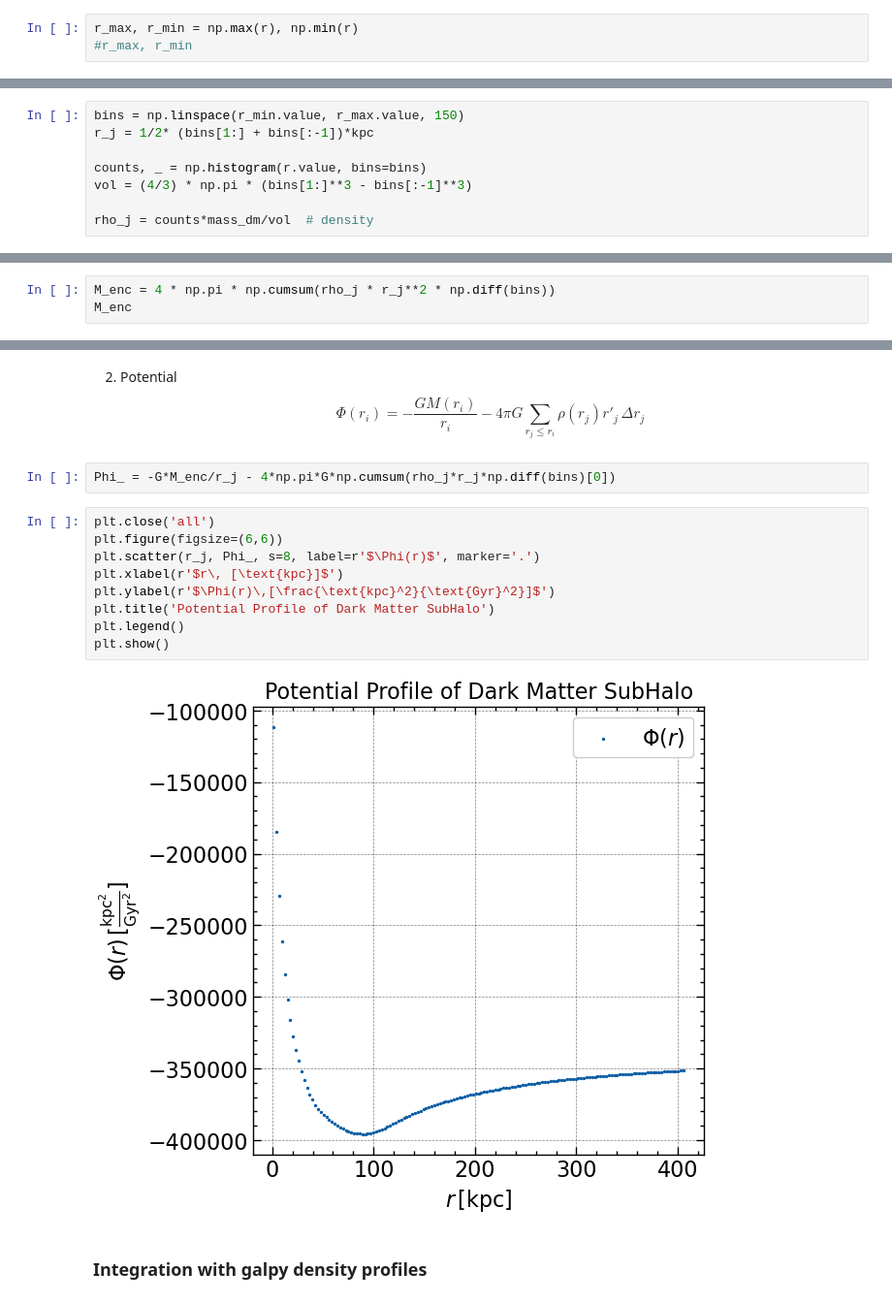
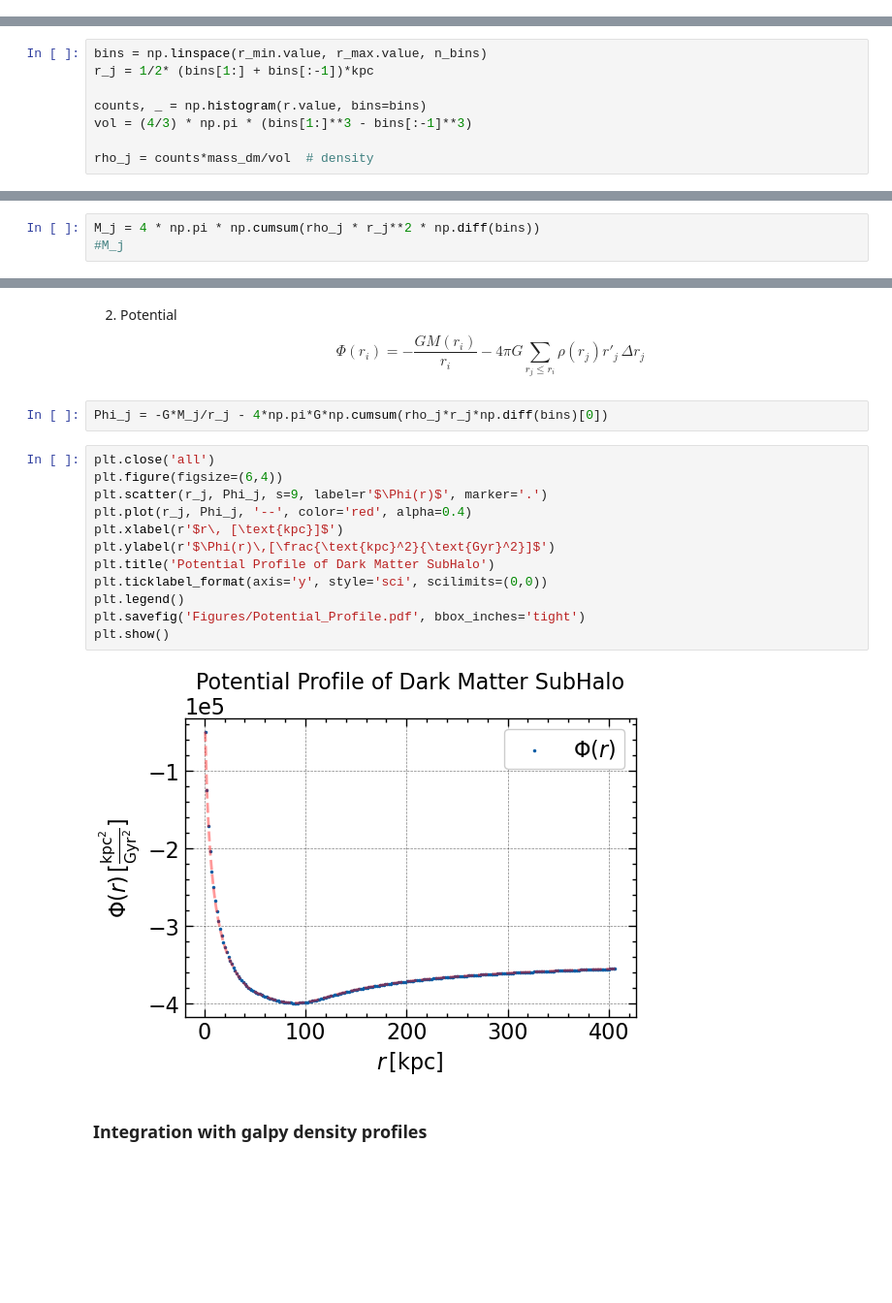
Before and after one commit to Jitskeverheecke/TANA_Project, a Jupyter notebook: project.ipynb, the cells around one changed output, grey strips where cells are left out. Shown at 97% size. Drawn from its saved outputs; the diff is of its cells as text; blank space fills up the shorter version.

Commit message:
potential

```diff
--- a/project.ipynb
+++ b/project.ipynb
@@ -169,6 +291,3 @@ plt.show()
 \end{equation}
 # %% [markdown]
 Compute a histogram for different radii
-# %%
-r_max, r_min = np.max(r), np.min(r)
-#r_max, r_min
@@ -179,5 +294,5 @@ np.float64(-0.8825675522153485)
 # %%
-bins = np.linspace(r_min.value, r_max.value, 150)
+bins = np.linspace(r_min.value, r_max.value, n_bins)
 r_j = 1/2* (bins[1:] + bins[:-1])*kpc
 
 counts, _ = np.histogram(r.value, bins=bins)
@@ -210,5 +321,5 @@ plt.show()
     M(r_i) = 4\pi \sum_{r_j \leq r_i}  r'^2_j \rho(r_j) \, \Delta r_j
 \end{equation}
 # %%
-M_enc = 4 * np.pi * np.cumsum(rho_j * r_j**2 * np.diff(bins))
-M_enc
+M_j = 4 * np.pi * np.cumsum(rho_j * r_j**2 * np.diff(bins))
+#M_j
@@ -232,18 +342,21 @@ plt.show()
     \Phi(r_i) = -\frac{G M(r_i)}{r_i} - 4\pi G \sum_{r_j \leq r_i} \rho(r_j) r'_j \, \Delta r_j
 \end{equation}
 # %%
-Phi_ = -G*M_enc/r_j - 4*np.pi*G*np.cumsum(rho_j*r_j*np.diff(bins)[0])
+Phi_j = -G*M_j/r_j - 4*np.pi*G*np.cumsum(rho_j*r_j*np.diff(bins)[0])
 # %%
 plt.close('all')
-plt.figure(figsize=(6,6))
-plt.scatter(r_j, Phi_, s=8, label=r'$\Phi(r)$', marker='.')
+plt.figure(figsize=(6,4))
+plt.scatter(r_j, Phi_j, s=9, label=r'$\Phi(r)$', marker='.')
+plt.plot(r_j, Phi_j, '--', color='red', alpha=0.4)
 plt.xlabel(r'$r\, [\text{kpc}]$')
 plt.ylabel(r'$\Phi(r)\,[\frac{\text{kpc}^2}{\text{Gyr}^2}]$')
 plt.title('Potential Profile of Dark Matter SubHalo')
+plt.ticklabel_format(axis='y', style='sci', scilimits=(0,0))
 plt.legend()
+plt.savefig('Figures/Potential_Profile.pdf', bbox_inches='tight')
 plt.show()
 # %% [output]
-[figure, old version]
+[figure, new version]
 # %% [markdown]
 ### Integration with galpy density profiles
 # %%
```
Also changed, not shown: parts of 35 cells of this notebook, 9 other files.
